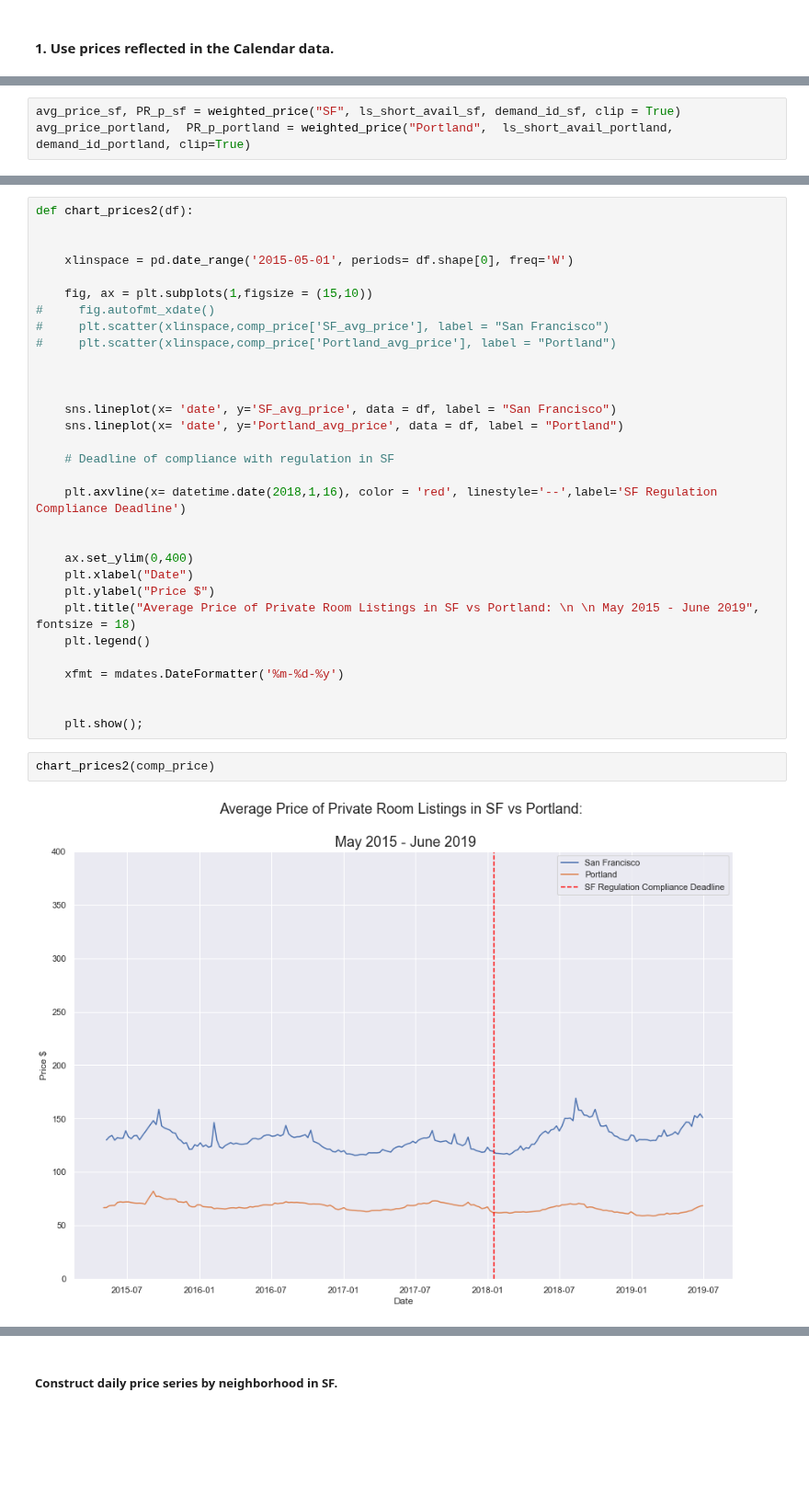
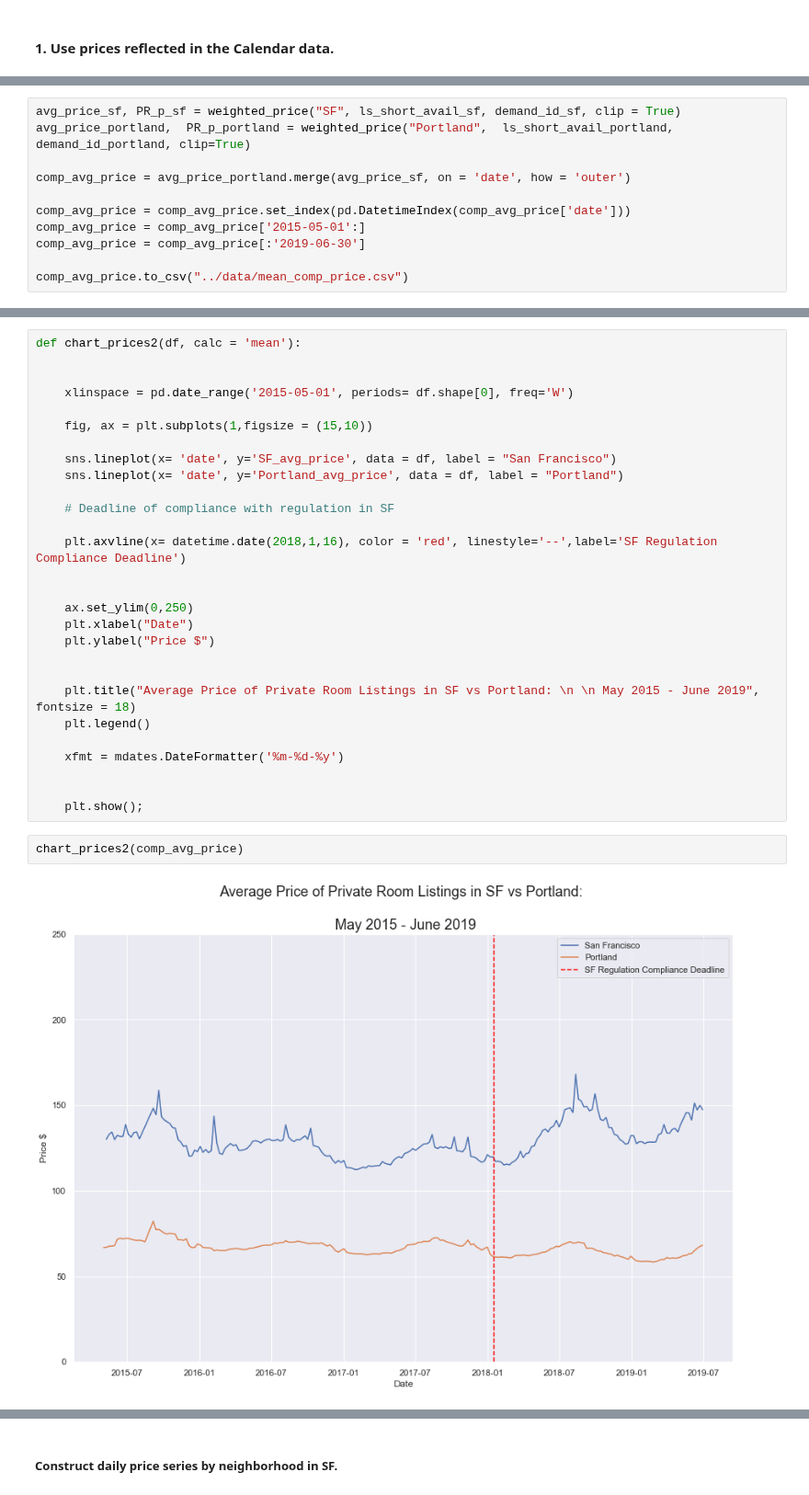
Before and after one commit to karensheng/Airbnb_Regulation, a Jupyter notebook: notebooks/Construct Time Series .ipynb, the cells around one changed output, grey strips where cells are left out. Shown at 92% size. Drawn from its saved outputs; the diff is of its cells as text; blank space fills up the shorter version.

```diff
--- a/notebooks/Construct Time Series .ipynb
+++ b/notebooks/Construct Time Series .ipynb
@@ -333,4 +346,12 @@ def weighted_price(city,ls_short_avail, id_city, clip = True):
 # %%
 avg_price_sf, PR_p_sf = weighted_price("SF", ls_short_avail_sf, demand_id_sf, clip = True)
 avg_price_portland,  PR_p_portland = weighted_price("Portland",  ls_short_avail_portland, demand_id_portland, clip=True)
+
+comp_avg_price = avg_price_portland.merge(avg_price_sf, on = 'date', how = 'outer')
+
+comp_avg_price = comp_avg_price.set_index(pd.DatetimeIndex(comp_avg_price['date']))
+comp_avg_price = comp_avg_price['2015-05-01':]
+comp_avg_price = comp_avg_price[:'2019-06-30']
+
+comp_avg_price.to_csv("../data/mean_comp_price.csv")
 # %% [output]
@@ -347,15 +360,10 @@ comp_price.to_csv("../data/comp_price.csv")
 # %%
-def chart_prices2(df):
+def chart_prices2(df, calc = 'mean'):
 
 
     xlinspace = pd.date_range('2015-05-01', periods= df.shape[0], freq='W')
 
     fig, ax = plt.subplots(1,figsize = (15,10))
-#     fig.autofmt_xdate()
-#     plt.scatter(xlinspace,comp_price['SF_avg_price'], label = "San Francisco")
-#     plt.scatter(xlinspace,comp_price['Portland_avg_price'], label = "Portland")
-
-
 
     sns.lineplot(x= 'date', y='SF_avg_price', data = df, label = "San Francisco")
     sns.lineplot(x= 'date', y='Portland_avg_price', data = df, label = "Portland")
@@ -365,9 +373,11 @@ def chart_prices2(df):
     plt.axvline(x= datetime.date(2018,1,16), color = 'red', linestyle='--',label='SF Regulation Compliance Deadline')
 
 
-    ax.set_ylim(0,400)
+    ax.set_ylim(0,250)
     plt.xlabel("Date")
     plt.ylabel("Price $")
+
+
     plt.title("Average Price of Private Room Listings in SF vs Portland: \n \n May 2015 - June 2019", fontsize = 18)
     plt.legend()
 
@@ -376,6 +386,6 @@ def chart_prices2(df):
 
     plt.show();
 # %%
-chart_prices2(comp_price)
+chart_prices2(comp_avg_price)
 # %% [output]
-[figure, old version]
+[figure, new version]
```
Also changed, not shown: parts of 15 cells of this notebook, 1 other file.
